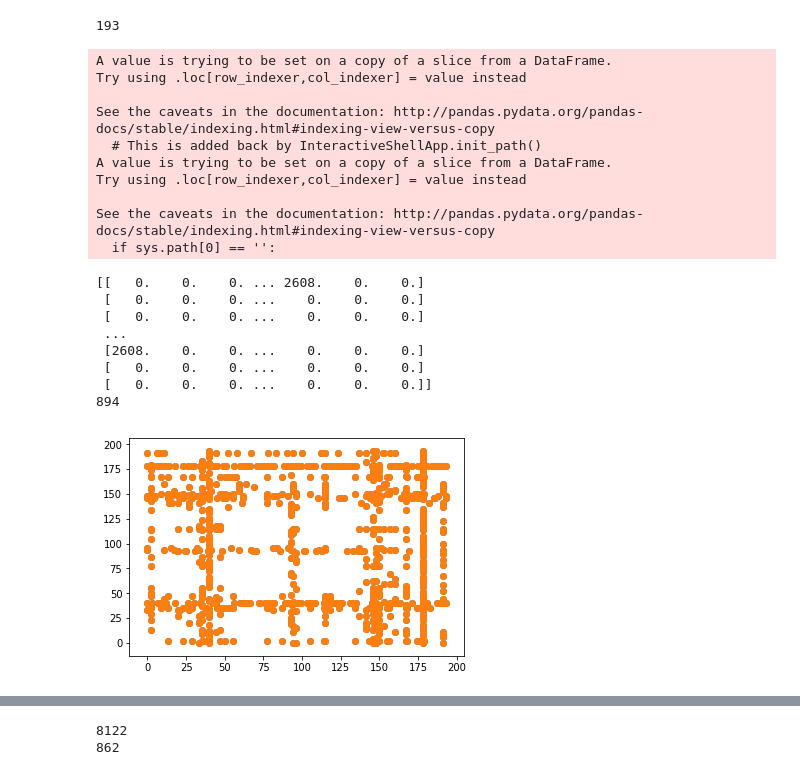
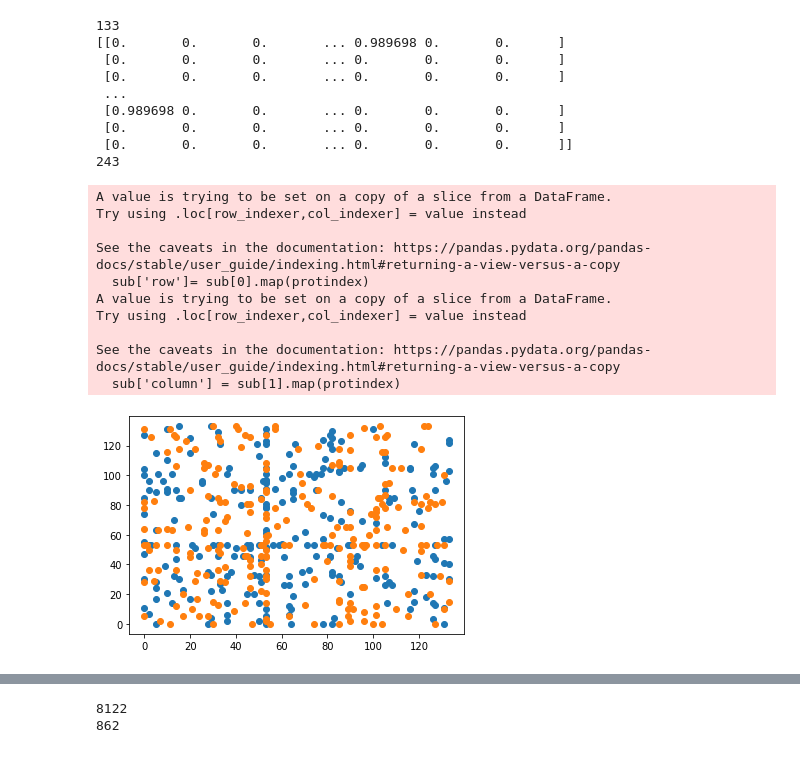
Before and after one commit to DessimozLab/HogProf, a Jupyter notebook: pyprofiler/notebooks/DCAvsMLICCB.ipynb, the cells around one changed output, grey strips where cells are left out. Cells and saved outputs as stored; diff of their text form; code cells hidden in the pictures.

```diff
--- a/pyprofiler/notebooks/DCAvsMLICCB.ipynb
+++ b/pyprofiler/notebooks/DCAvsMLICCB.ipynb
@@ -170,0 +53,5 @@ gold_standard = pd.read_csv(stringfiles[0]+'filter.csv')
+# %%
+#load humap data
+humap = '/scratch/dmoi/datasets/humap_PPI/humap2_ppis_ACC_20200821.pairsWprob'
+df = pd.read_table(humap, header = None)
+print(df)
@@ -170,0 +107,6 @@ gold_standard = pd.read_csv(stringfiles[0]+'filter.csv')
+# %%
+df['hogid_1'] = df['hog1'].map(lambda x:x[0])
+df['hogid_2'] = df['hog2'].map(lambda x:x[0])
+
+df = df.dropna()
+print(len(df))
@@ -171,21 +183,19 @@ gold_standard = pd.read_csv(stringfiles[0]+'filter.csv')
 # %%
 #select a node to generate a small network of known positives
 #tsnare
-start_prot = '9606.ENSP00000480707'
+start_prot = 'Q86X76'
 
-neighbors_iter=3
+neighbors_iter=4
 #get neighborhood
 #make subdf of the hood
 
 
 
-print(len(gold_standard))
-gold_standard['fam1']= gold_standard.Hog1.map(hashutils.hogid2fam)
-gold_standard['fam2']= gold_standard.Hog2.map(hashutils.hogid2fam)
-gold_standard = gold_standard[~gold_standard.fam1.isnull()  & ~gold_standard.fam2.isnull()]
+print(len(df))
+df = df[~df.fam1.isnull()  & ~df.fam2.isnull()]
 
-gold_standard['fam1']= gold_standard['fam1'].astype(int)
-gold_standard['fam2']= gold_standard['fam2'].astype(int)
+df['fam1']= df['fam1'].astype(int)
+df['fam2']= df['fam2'].astype(int)
 
 grablist = set([start_prot])
 
@@ -193,14 +203,14 @@ grablist = set([start_prot])
 #this could be masking good interactions
 
 for i in range(neighbors_iter):
-    sub =  gold_standard[gold_standard.protein1.isin(grablist) | gold_standard.protein2.isin(grablist)  ]
+    sub =  df[df[0].isin(grablist) | df[1].isin(grablist)  ]
     print(i)
-    [grablist.add( p )  for p in list(sub.protein1.unique())]
-    [grablist.add( p )  for p in list(sub.protein2.unique())]
+    [grablist.add( p )  for p in list(sub[0].unique())]
+    [grablist.add( p )  for p in list(sub[1].unique())]
 #grab subdf close to the initial query
 
 
-print(sub.head())
+print(sub)
 print(len(sub))
 print( len( grablist ) )
 # %% [output]
@@ -224,52 +234,49 @@ print( len( grablist ) )
 # %%
 #define connectivity matrix
 from matplotlib import pyplot as plt
-
-
-
 connectmat = np.zeros((len(grablist), len(grablist)))
 connectmat_binary = np.zeros( ( len(grablist), len(grablist)) )
 
 protindex={ p:i for i,p in enumerate(grablist)}
 print(max(protindex.values()))
-sub['row']= sub.protein1.map(protindex)
-sub['column'] = sub.protein2.map(protindex)
+sub['row']= sub[0].map(protindex)
+sub['column'] = sub[1].map(protindex)
 
 #symmetric connectivity matrix
-connectmat[sub.row, sub.column] = sub.combined_score
+connectmat[sub.row, sub.column] = sub[2]
 connectmat+= connectmat.T
 print(connectmat)
-connectmat_binary[sub.row, sub.column] = sub.combined_score
+connectmat_binary[sub.row, sub.column] = sub[2]
 connectmat_binary+= connectmat_binary.T
 
 
 print(len(sub))
 plt.scatter(sub.row, sub.column)
 plt.scatter(sub.column, sub.row)
 plt.show()
 #this is the ground truth mat
 #might not be complete but these should be considered true positives
 # %% [output]
-193
+133
+[[0.       0.       0.       ... 0.989698 0.       0.      ]
+ [0.       0.       0.       ... 0.       0.       0.      ]
+ [0.       0.       0.       ... 0.       0.       0.      ]
+ ...
+ [0.989698 0.       0.       ... 0.       0.       0.      ]
+ [0.       0.       0.       ... 0.       0.       0.      ]
+ [0.       0.       0.       ... 0.       0.       0.      ]]
+243
 A value is trying to be set on a copy of a slice from a DataFrame.
 Try using .loc[row_indexer,col_indexer] = value instead
 
-See the caveats in the documentation: http://pandas.pydata.org/pandas-docs/stable/indexing.html#indexing-view-versus-copy
-  # This is added back by InteractiveShellApp.init_path()
+See the caveats in the documentation: https://pandas.pydata.org/pandas-docs/stable/user_guide/indexing.html#returning-a-view-versus-a-copy
+  sub['row']= sub[0].map(protindex)
 A value is trying to be set on a copy of a slice from a DataFrame.
 Try using .loc[row_indexer,col_indexer] = value instead
 
-See the caveats in the documentation: http://pandas.pydata.org/pandas-docs/stable/indexing.html#indexing-view-versus-copy
-  if sys.path[0] == '':
+See the caveats in the documentation: https://pandas.pydata.org/pandas-docs/stable/user_guide/indexing.html#returning-a-view-versus-a-copy
+  sub['column'] = sub[1].map(protindex)
-[[   0.    0.    0. ... 2608.    0.    0.]
- [   0.    0.    0. ...    0.    0.    0.]
- [   0.    0.    0. ...    0.    0.    0.]
- ...
- [2608.    0.    0. ...    0.    0.    0.]
- [   0.    0.    0. ...    0.    0.    0.]
- [   0.    0.    0. ...    0.    0.    0.]]
-894
-[figure, old version]
+[figure, new version]
 # %%
 #create data for our explicit comparisons
 from pyprofiler.utils import hashutils
```
Also changed, not shown: parts of 20 cells of this notebook, 1 other file.
